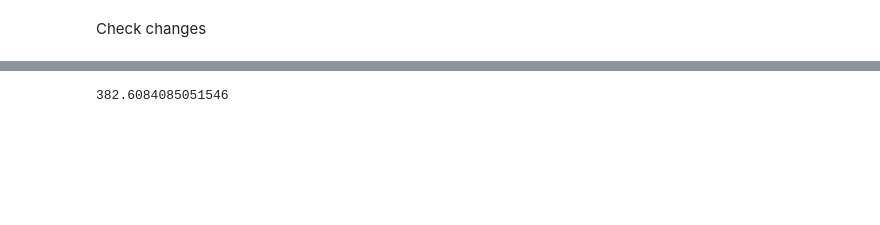
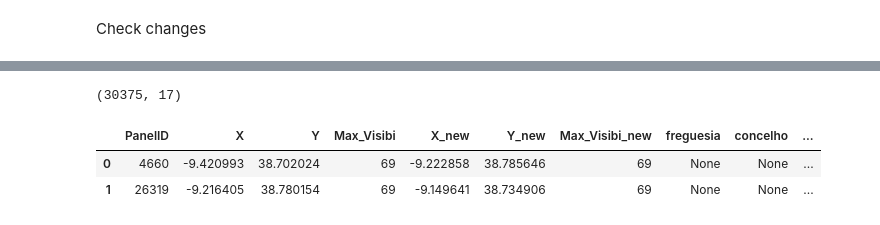
Before and after one commit to TiagoFilipeSousaGoncalves/wdl-tech-moguls, a Jupyter notebook: stage-4/Deliverable.ipynb, the cells around one changed output, grey strips where cells are left out. Cells and saved outputs as stored; diff of their text form; code cells hidden in the pictures; blank space fills up the shorter version.

```diff
--- a/stage-4/Deliverable.ipynb
+++ b/stage-4/Deliverable.ipynb
@@ -531,4 +395,4 @@ fitness(best_solution)
-# %%
-fitness(df)
-# %% [output]
-382.6084085051546
+# %%
+df.shape
+# %% [output]
+(30375, 17)
@@ -534,0 +415,6 @@ fitness(df)
+# %%
+diff_solutions.head(2)
+# %% [output]
+|  | PanelID | X | Y | Max_Visibi | X_new | Y_new | Max_Visibi_new | freguesia | concelho | ... |
+| 0 | 4660 | -9.420993 | 38.702024 | 69 | -9.222858 | 38.785646 | 69 | None | None | ... |
+| 1 | 26319 | -9.216405 | 38.780154 | 69 | -9.149641 | 38.734906 | 69 | None | None | ... |
```
Also changed, not shown: parts of 63 cells of this notebook.
